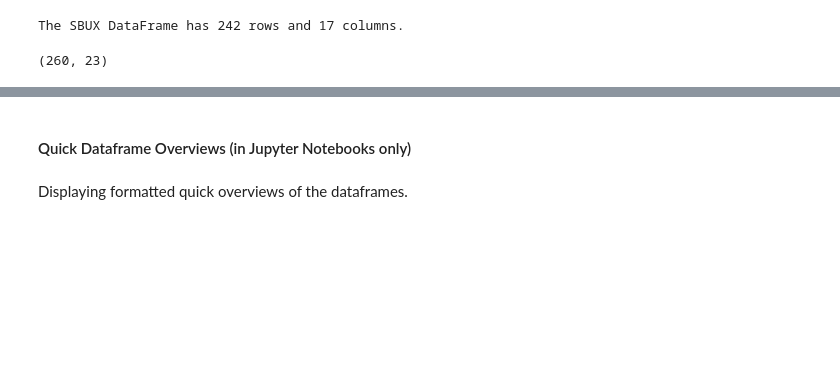
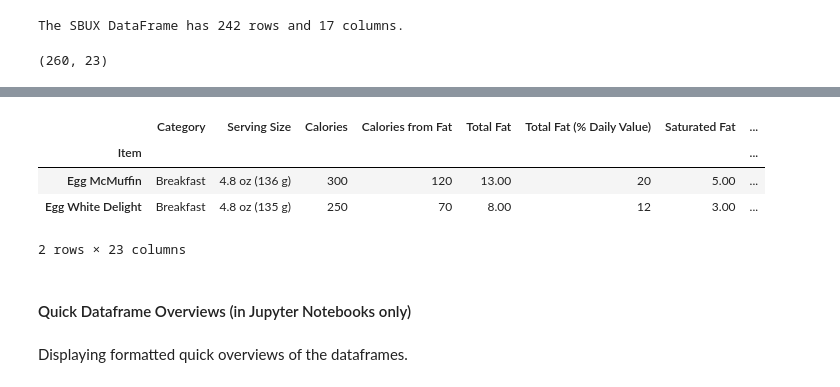
Before and after one commit to cmonjarr/AMB_Project_SP25, a Jupyter notebook: Nutrition Project/Nutrition_2025.ipynb, the cells around one changed output, grey strips where cells are left out. Cells and saved outputs as stored; diff of their text form; code cells hidden in the pictures; blank space fills up the shorter version.

```diff
--- a/Nutrition Project/Nutrition_2025.ipynb
+++ b/Nutrition Project/Nutrition_2025.ipynb
@@ -137,3 +124,12 @@ mcd.head(5)
+# %%
+# displaying the first 2 rows of the dataframe
+mcd.head(2)
+# %% [output]
+|  | Category | Serving Size | Calories | Calories from Fat | Total Fat | Total Fat (% Daily Value) | Saturated Fat | ... |
+| Item |  |  |  |  |  |  |  | ... |
+| Egg McMuffin | Breakfast | 4.8 oz (136 g) | 300 | 120 | 13.00 | 20 | 5.00 | ... |
+| Egg White Delight | Breakfast | 4.8 oz (135 g) | 250 | 70 | 8.00 | 12 | 3.00 | ... |
+2 rows × 23 columns
 # %% [markdown]
 #### Quick Dataframe Overviews (in Jupyter Notebooks only)
 # %% [markdown]
```
Also changed, not shown: parts of 85 cells of this notebook.
